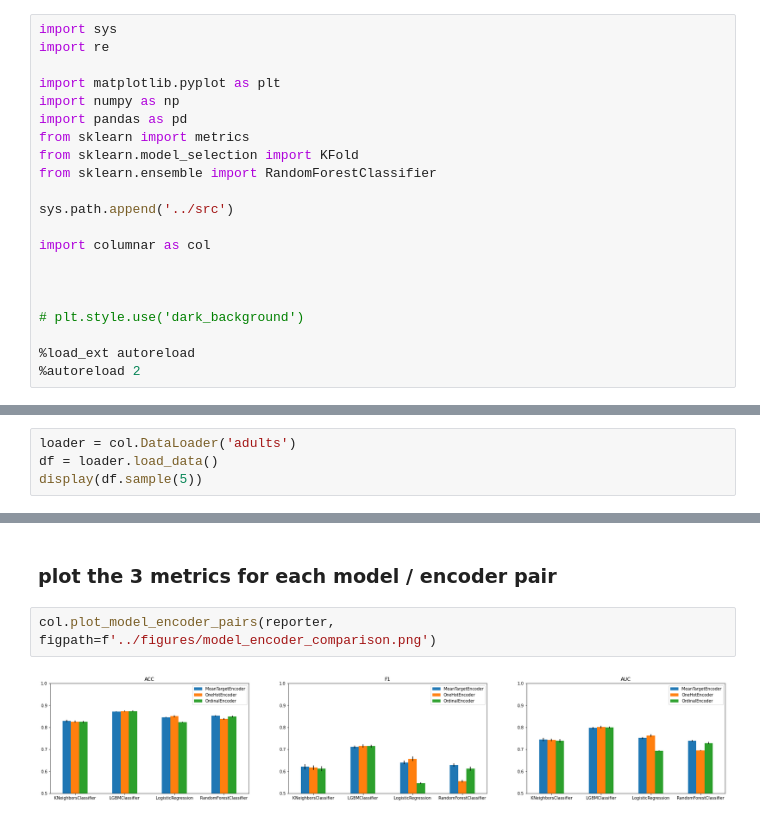
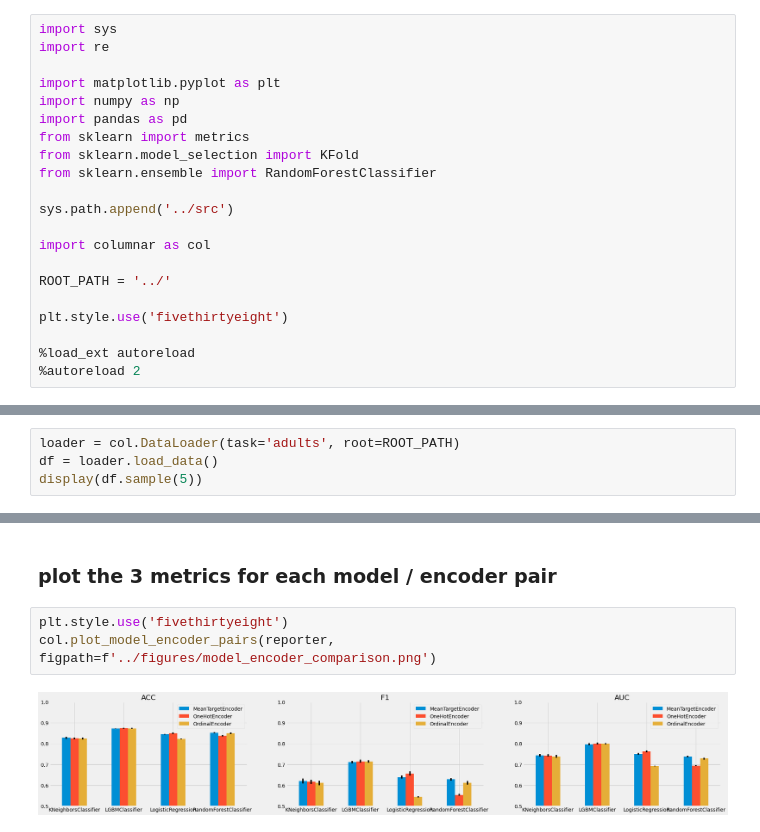
Before and after one commit to spayot/mte-plus, a Jupyter notebook: notebooks/modeling.ipynb, the cells around one changed output, grey strips where cells are left out. Saved outputs shown, nothing was run; the diff lists cells and outputs as text.

```diff
--- a/notebooks/modeling.ipynb
+++ b/notebooks/modeling.ipynb
@@ -13,9 +13,9 @@ sys.path.append('../src')
 
 import columnar as col
 
+ROOT_PATH = '../'
 
-
-# plt.style.use('dark_background')
+plt.style.use('fivethirtyeight')
 
 %load_ext autoreload
 %autoreload 2
@@ -34,7 +37,7 @@ We are leveraging the Adult dataset, which provides various census features abou
 
 ## Load Data
 # %%
-loader = col.DataLoader('adults')
+loader = col.DataLoader(task='adults', root=ROOT_PATH)
 df = loader.load_data()
 display(df.sample(5))
 # %% [output]
@@ -301,6 +292,7 @@ reporter.show()
 # %% [markdown]
 ### plot the 3 metrics for each model / encoder pair
 # %%
+plt.style.use('fivethirtyeight')
 col.plot_model_encoder_pairs(reporter, figpath=f'../figures/model_encoder_comparison.png')
 # %% [output]
-[figure, old version]
+[figure, new version]
```
Also changed, not shown: parts of 6 cells of this notebook, 11 other files.
